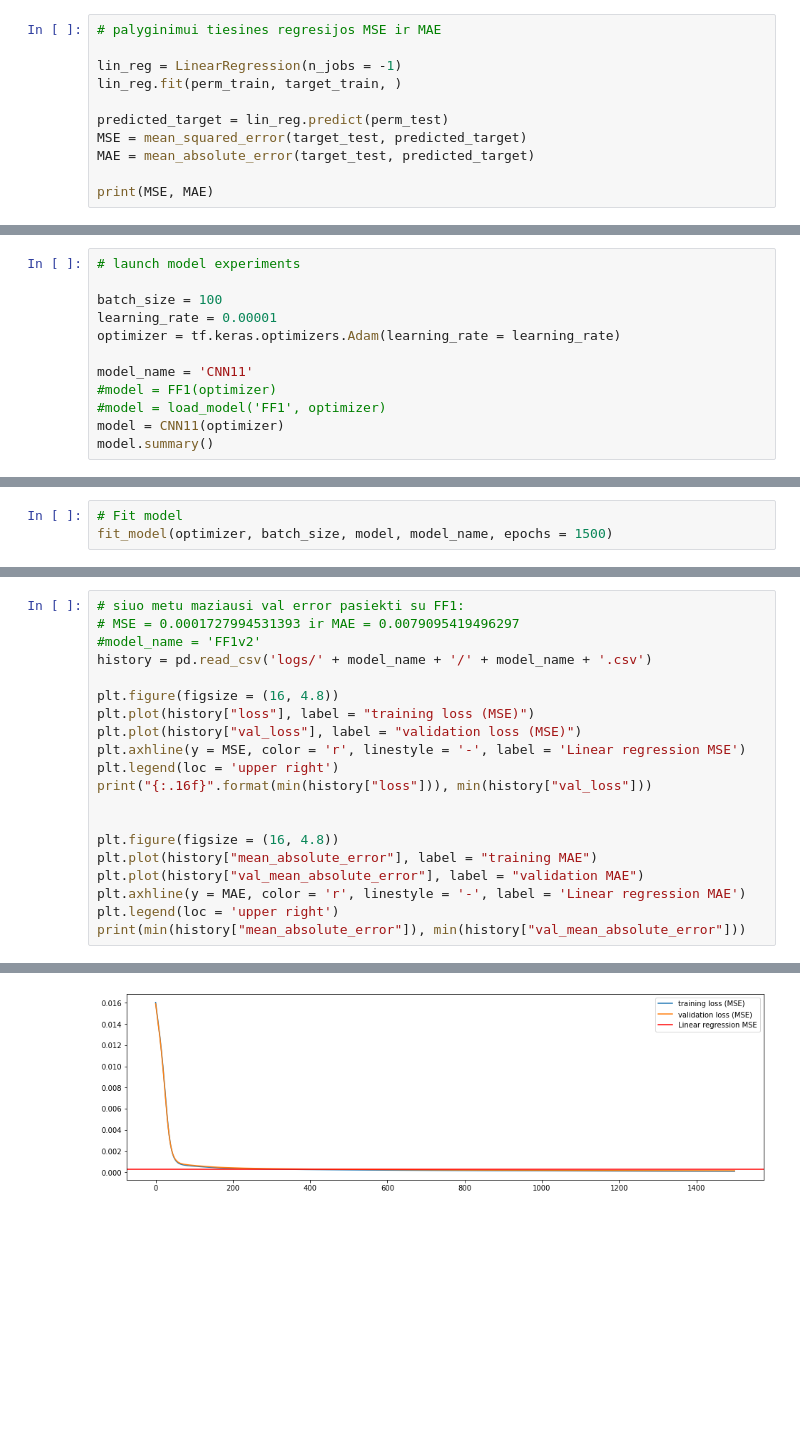
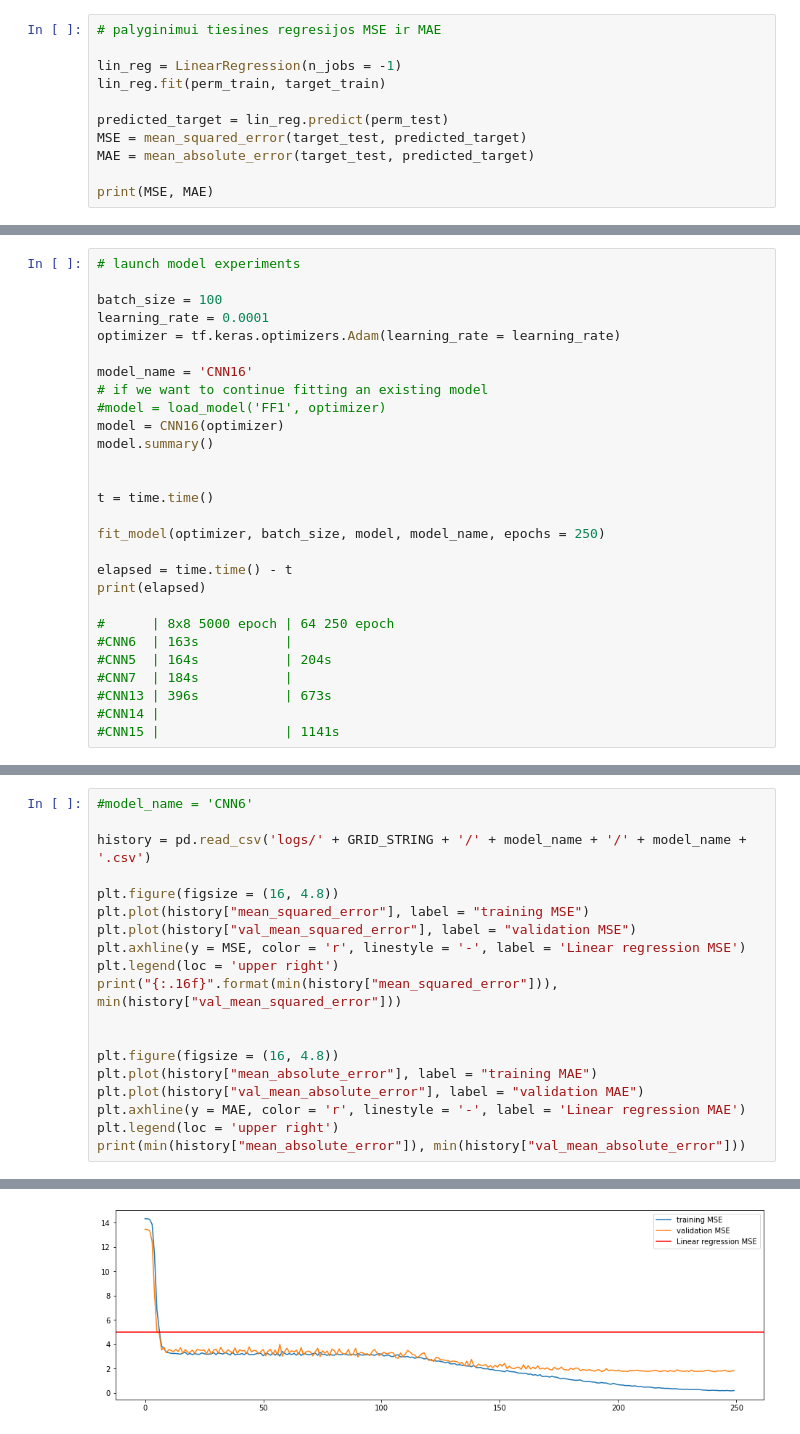
Before and after one commit to vytautas9/Tiriamiasis_Projektas_2, a Jupyter notebook: Tiriamasis2.ipynb, the cells around one changed output, grey strips where cells are left out. Cells and saved outputs as stored; diff of their text form; blank space fills up the shorter version.

Commit message:
Added additional models

```diff
--- a/Tiriamasis2.ipynb
+++ b/Tiriamasis2.ipynb
@@ -65,7 +62,7 @@ permeability.head()
 # palyginimui tiesines regresijos MSE ir MAE
 
 lin_reg = LinearRegression(n_jobs = -1)
-lin_reg.fit(perm_train, target_train, )
+lin_reg.fit(perm_train, target_train)
 
 predicted_target = lin_reg.predict(perm_test)
 MSE = mean_squared_error(target_test, predicted_target)
@@ -300,12 +402,28 @@ def CNN11(optimizer):
 # launch model experiments
 
 batch_size = 100
-learning_rate = 0.00001
+learning_rate = 0.0001
 optimizer = tf.keras.optimizers.Adam(learning_rate = learning_rate)
 
-model_name = 'CNN11'
-#model = FF1(optimizer)
+model_name = 'CNN16'
+# if we want to continue fitting an existing model
 #model = load_model('FF1', optimizer)
-model = CNN11(optimizer)
+model = CNN16(optimizer)
 model.summary()
+
+
+t = time.time()
+
+fit_model(optimizer, batch_size, model, model_name, epochs = 250)
+
+elapsed = time.time() - t
+print(elapsed)
+
+#      | 8x8 5000 epoch | 64 250 epoch
+#CNN6  | 163s           |
+#CNN5  | 164s           | 204s
+#CNN7  | 184s           |
+#CNN13 | 396s           | 673s
+#CNN14 |
+#CNN15 |                | 1141s
 # %% [output]
@@ -329,3 +446,0 @@ _________________________________________________________________
-# %%
-# Fit model
-fit_model(optimizer, batch_size, model, model_name, epochs = 1500)
@@ -334,15 +447,14 @@ INFO:tensorflow:Assets written to: logs/CNN11\assets
 # %%
-# siuo metu maziausi val error pasiekti su FF1:
-# MSE = 0.0001727994531393 ir MAE = 0.0079095419496297
-#model_name = 'FF1v2'
-history = pd.read_csv('logs/' + model_name + '/' + model_name + '.csv')
+#model_name = 'CNN6'
+
+history = pd.read_csv('logs/' + GRID_STRING + '/' + model_name + '/' + model_name + '.csv')
 
 plt.figure(figsize = (16, 4.8))
-plt.plot(history["loss"], label = "training loss (MSE)")
-plt.plot(history["val_loss"], label = "validation loss (MSE)")
+plt.plot(history["mean_squared_error"], label = "training MSE")
+plt.plot(history["val_mean_squared_error"], label = "validation MSE")
 plt.axhline(y = MSE, color = 'r', linestyle = '-', label = 'Linear regression MSE')
 plt.legend(loc = 'upper right')
-print("{:.16f}".format(min(history["loss"])), min(history["val_loss"]))
+print("{:.16f}".format(min(history["mean_squared_error"])), min(history["val_mean_squared_error"]))
 
 
 plt.figure(figsize = (16, 4.8))
@@ -357 +469 @@ print(min(history["mean_absolute_error"]), min(history["val_mean_absolute_error"
-[figure, old version]
+[figure, new version]
```
Also changed, not shown: parts of 26 cells of this notebook.
